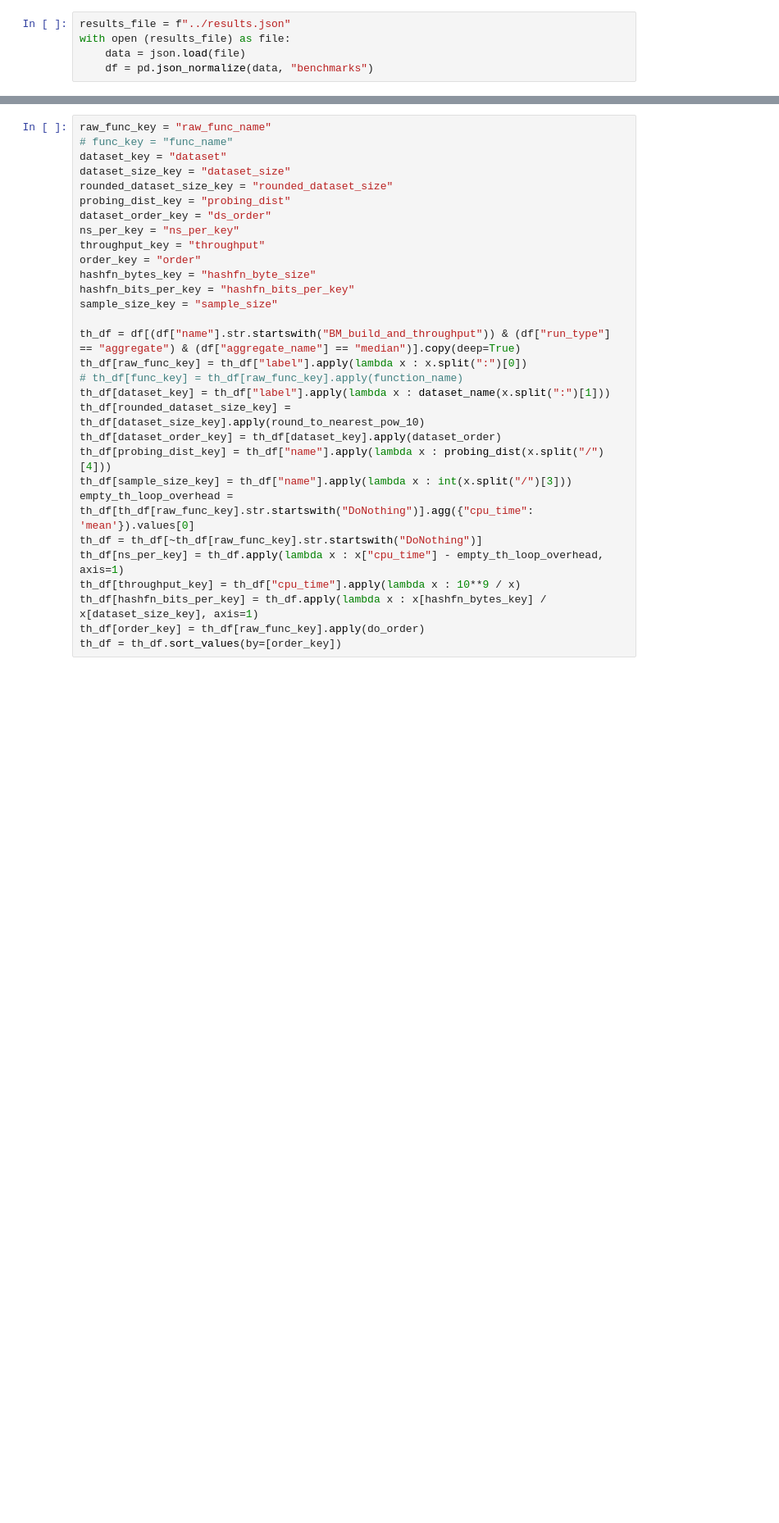
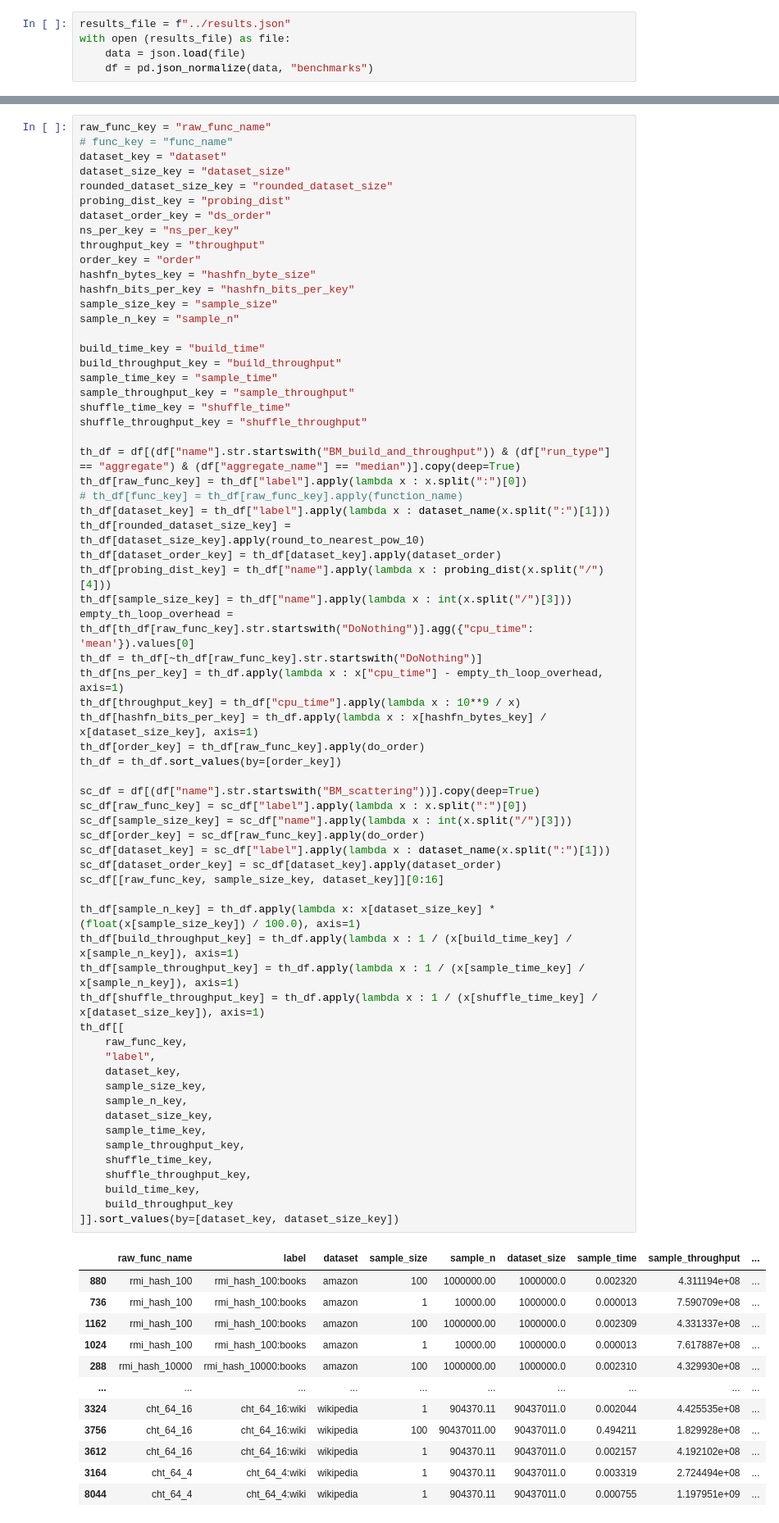
Before and after one commit to DominikHorn/learned-hashing, a Jupyter notebook: plots/plots.ipynb, the cells around one changed output, grey strips where cells are left out. Shown at 82% size. Cells and saved outputs as stored; diff of their text form; blank space fills up the shorter version.

```diff
--- a/plots/plots.ipynb
+++ b/plots/plots.ipynb
@@ -118,30 +118,78 @@ def round_to_nearest_pow_10(num):
 # %%
 raw_func_key = "raw_func_name"
 # func_key = "func_name"
 dataset_key = "dataset"
 dataset_size_key = "dataset_size"
 rounded_dataset_size_key = "rounded_dataset_size"
 probing_dist_key = "probing_dist"
 dataset_order_key = "ds_order"
 ns_per_key = "ns_per_key"
 throughput_key = "throughput"
 order_key = "order"
 hashfn_bytes_key = "hashfn_byte_size"
 hashfn_bits_per_key = "hashfn_bits_per_key"
 sample_size_key = "sample_size"
+sample_n_key = "sample_n"
+
+build_time_key = "build_time"
+build_throughput_key = "build_throughput"
+sample_time_key = "sample_time"
+sample_throughput_key = "sample_throughput"
+shuffle_time_key = "shuffle_time"
+shuffle_throughput_key = "shuffle_throughput"
 
 th_df = df[(df["name"].str.startswith("BM_build_and_throughput")) & (df["run_type"] == "aggregate") & (df["aggregate_name"] == "median")].copy(deep=True)
 th_df[raw_func_key] = th_df["label"].apply(lambda x : x.split(":")[0])
 # th_df[func_key] = th_df[raw_func_key].apply(function_name)
 th_df[dataset_key] = th_df["label"].apply(lambda x : dataset_name(x.split(":")[1]))
 th_df[rounded_dataset_size_key] = th_df[dataset_size_key].apply(round_to_nearest_pow_10)
 th_df[dataset_order_key] = th_df[dataset_key].apply(dataset_order)
 th_df[probing_dist_key] = th_df["name"].apply(lambda x : probing_dist(x.split("/")[4]))
 th_df[sample_size_key] = th_df["name"].apply(lambda x : int(x.split("/")[3]))
 empty_th_loop_overhead = th_df[th_df[raw_func_key].str.startswith("DoNothing")].agg({"cpu_time": 'mean'}).values[0]
 th_df = th_df[~th_df[raw_func_key].str.startswith("DoNothing")]
 th_df[ns_per_key] = th_df.apply(lambda x : x["cpu_time"] - empty_th_loop_overhead, axis=1)
 th_df[throughput_key] = th_df["cpu_time"].apply(lambda x : 10**9 / x)
 th_df[hashfn_bits_per_key] = th_df.apply(lambda x : x[hashfn_bytes_key] / x[dataset_size_key], axis=1)
 th_df[order_key] = th_df[raw_func_key].apply(do_order)
 th_df = th_df.sort_values(by=[order_key])
+
+sc_df = df[(df["name"].str.startswith("BM_scattering"))].copy(deep=True)
+sc_df[raw_func_key] = sc_df["label"].apply(lambda x : x.split(":")[0])
+sc_df[sample_size_key] = sc_df["name"].apply(lambda x : int(x.split("/")[3]))
+sc_df[order_key] = sc_df[raw_func_key].apply(do_order)
+sc_df[dataset_key] = sc_df["label"].apply(lambda x : dataset_name(x.split(":")[1]))
+sc_df[dataset_order_key] = sc_df[dataset_key].apply(dataset_order)
+sc_df[[raw_func_key, sample_size_key, dataset_key]][0:16]
+
+th_df[sample_n_key] = th_df.apply(lambda x: x[dataset_size_key] * (float(x[sample_size_key]) / 100.0), axis=1)
+th_df[build_throughput_key] = th_df.apply(lambda x : 1 / (x[build_time_key] / x[sample_n_key]), axis=1)
+th_df[sample_throughput_key] = th_df.apply(lambda x : 1 / (x[sample_time_key] / x[sample_n_key]), axis=1)
+th_df[shuffle_throughput_key] = th_df.apply(lambda x : 1 / (x[shuffle_time_key] / x[dataset_size_key]), axis=1)
+th_df[[
+    raw_func_key,
+    "label",
+    dataset_key,
+    sample_size_key,
+    sample_n_key,
+    dataset_size_key,
+    sample_time_key,
+    sample_throughput_key,
+    shuffle_time_key,
+    shuffle_throughput_key,
+    build_time_key,
+    build_throughput_key
+]].sort_values(by=[dataset_key, dataset_size_key])
+# %% [output]
+|  | raw_func_name | label | dataset | sample_size | sample_n | dataset_size | sample_time | sample_throughput | ... |
+| 880 | rmi_hash_100 | rmi_hash_100:books | amazon | 100 | 1000000.00 | 1000000.0 | 0.002320 | 4.311194e+08 | ... |
+| 736 | rmi_hash_100 | rmi_hash_100:books | amazon | 1 | 10000.00 | 1000000.0 | 0.000013 | 7.590709e+08 | ... |
+| 1162 | rmi_hash_100 | rmi_hash_100:books | amazon | 100 | 1000000.00 | 1000000.0 | 0.002309 | 4.331337e+08 | ... |
+| 1024 | rmi_hash_100 | rmi_hash_100:books | amazon | 1 | 10000.00 | 1000000.0 | 0.000013 | 7.617887e+08 | ... |
+| 288 | rmi_hash_10000 | rmi_hash_10000:books | amazon | 100 | 1000000.00 | 1000000.0 | 0.002310 | 4.329930e+08 | ... |
+| ... | ... | ... | ... | ... | ... | ... | ... | ... | ... |
+| 3324 | cht_64_16 | cht_64_16:wiki | wikipedia | 1 | 904370.11 | 90437011.0 | 0.002044 | 4.425535e+08 | ... |
+| 3756 | cht_64_16 | cht_64_16:wiki | wikipedia | 100 | 90437011.00 | 90437011.0 | 0.494211 | 1.829928e+08 | ... |
+| 3612 | cht_64_16 | cht_64_16:wiki | wikipedia | 1 | 904370.11 | 90437011.0 | 0.002157 | 4.192102e+08 | ... |
+| 3164 | cht_64_4 | cht_64_4:wiki | wikipedia | 1 | 904370.11 | 90437011.0 | 0.003319 | 2.724494e+08 | ... |
+| 8044 | cht_64_4 | cht_64_4:wiki | wikipedia | 1 | 904370.11 | 90437011.0 | 0.000755 | 1.197951e+09 | ... |
```
Also changed, not shown: parts of 6 cells of this notebook.
